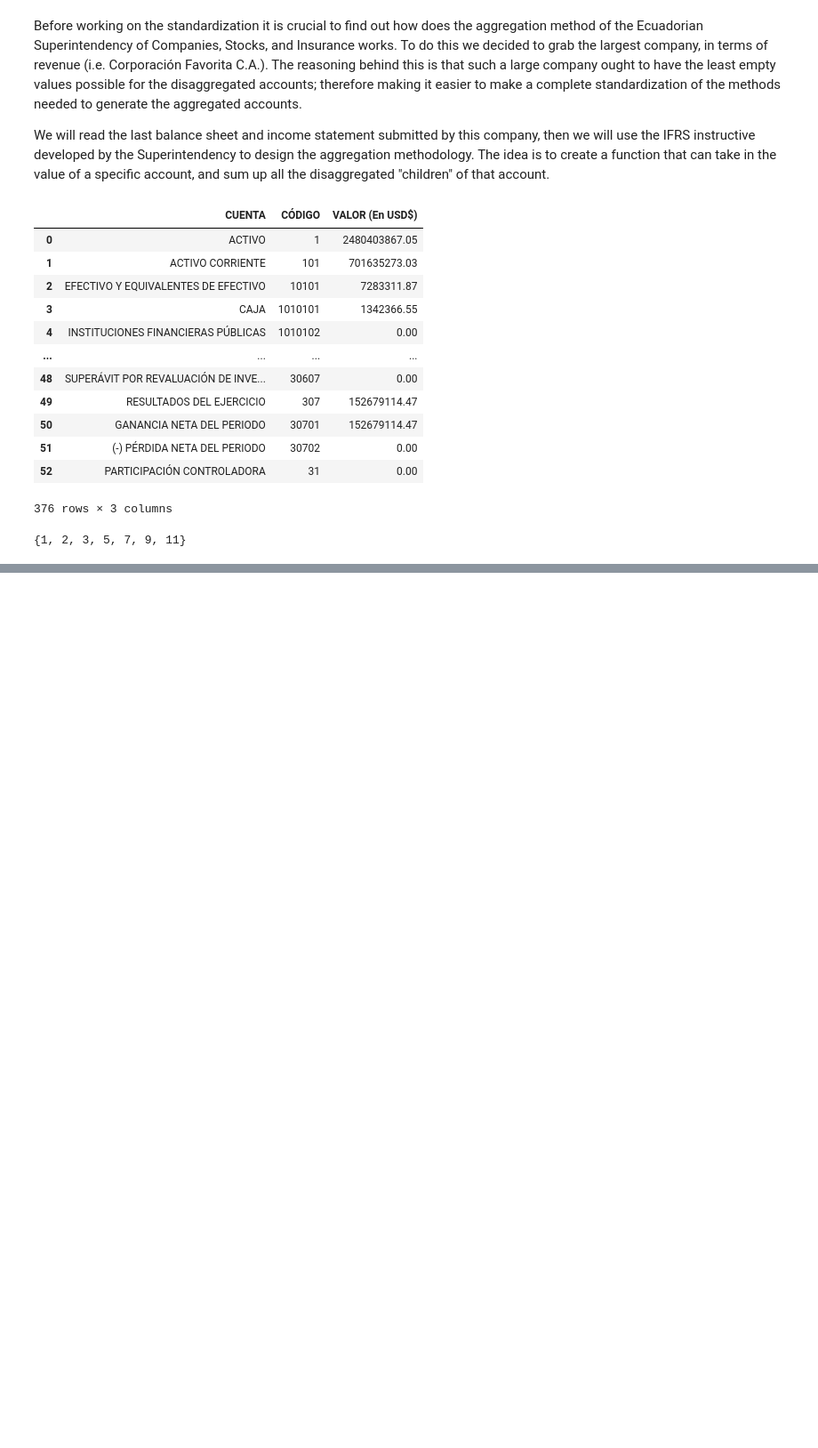
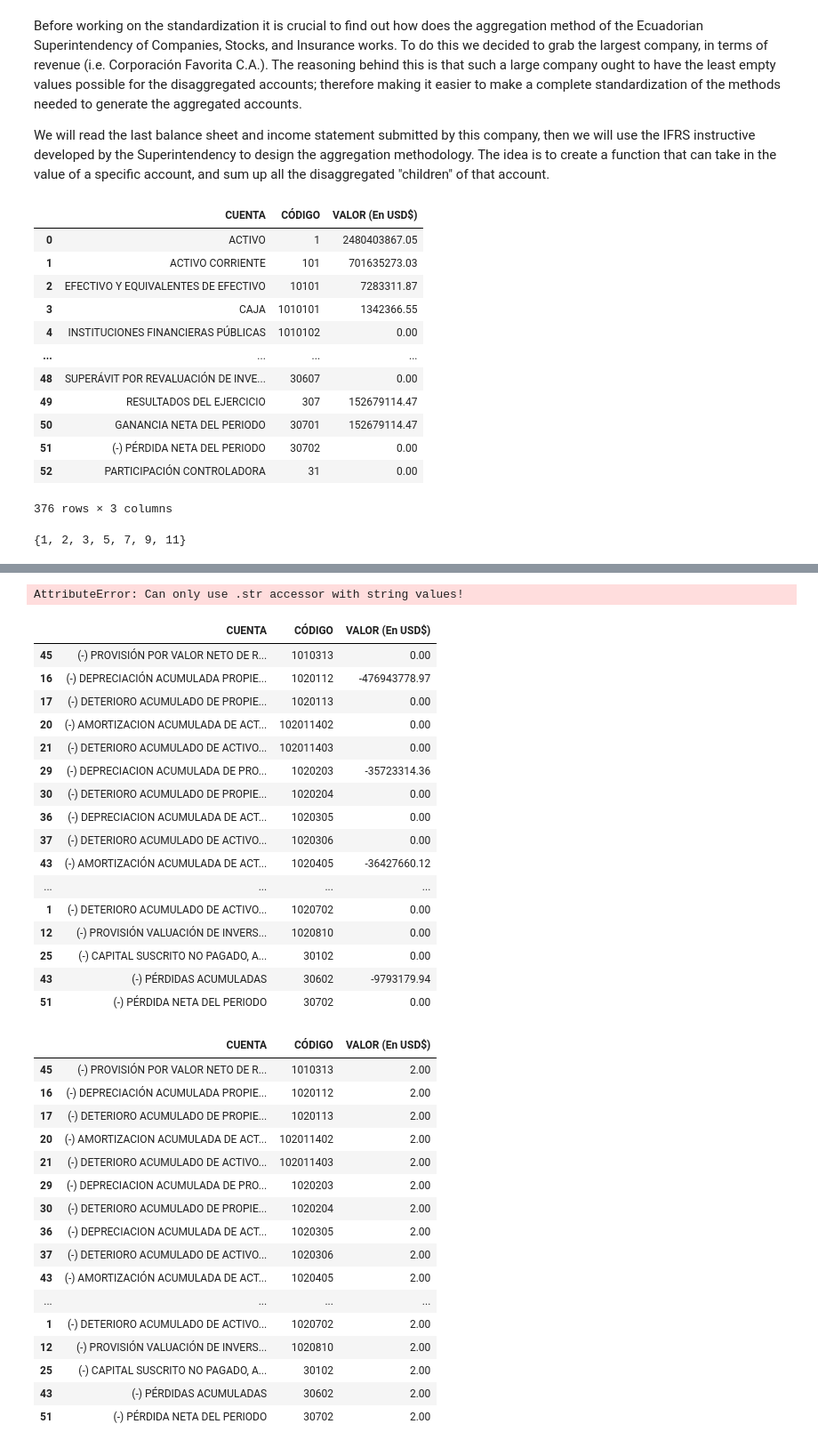
Before and after one commit to EdwinDuranH/FinancialViz, a Jupyter notebook: Generalizer.ipynb, the cells around one changed output, grey strips where cells are left out. Shown at 89% size. Drawn from its saved outputs; the diff is of its cells as text; code cells hidden in the pictures; blank space fills up the shorter version.

```diff
--- a/Generalizer.ipynb
+++ b/Generalizer.ipynb
@@ -100,3 +221,54 @@ fav[fav["CUENTA"].str.contains(r"\(-\)")]
+# %%
+# Sample DataFrame with account information
+data = {'ID': [1, 101, 102, 10101, 10102, 10201, 10202],
+        'Account': ['Total Assets', 'Current Assets', 'Non-Current Assets',
+                    'Cash', 'Inventory', 'Land', 'Buildings'],
+        'Value': [1000, 500, 500, 200, 300, 400, 100]}
+dfito = pd.DataFrame(data)
+dfito[(dfito["ID"].str.startswith("101")) & (dfito["ID"].str.len()==5)]
+# %% [output]
+AttributeError: Can only use .str accessor with string values!
+# %%
+f = fav[:]
+f["CUENTA"] = f["CUENTA"].apply(str)
+display(f.loc[f["CUENTA"].str.contains("\(-\)")])
+f.loc[f["CUENTA"].str.contains(r"\(-\)"),"VALOR (En USD$)"] = 2
+display(f.loc[f["CUENTA"].str.contains(r"\(-\)")])
+# %% [output]
+|  | CUENTA | CÓDIGO | VALOR (En USD$) |
+| 45 | (-) PROVISIÓN POR VALOR NETO DE R... | 1010313 | 0.00 |
+| 16 | (-) DEPRECIACIÓN ACUMULADA PROPIE... | 1020112 | -476943778.97 |
+| 17 | (-) DETERIORO ACUMULADO DE PROPIE... | 1020113 | 0.00 |
+| 20 | (-) AMORTIZACION ACUMULADA DE ACT... | 102011402 | 0.00 |
+| 21 | (-) DETERIORO ACUMULADO DE ACTIVO... | 102011403 | 0.00 |
+| 29 | (-) DEPRECIACION ACUMULADA DE PRO... | 1020203 | -35723314.36 |
+| 30 | (-) DETERIORO ACUMULADO DE PROPIE... | 1020204 | 0.00 |
+| 36 | (-) DEPRECIACION ACUMULADA DE ACT... | 1020305 | 0.00 |
+| 37 | (-) DETERIORO ACUMULADO DE ACTIVO... | 1020306 | 0.00 |
+| 43 | (-) AMORTIZACIÓN ACUMULADA DE ACT... | 1020405 | -36427660.12 |
+| ... | ... | ... | ... |
+| 1 | (-) DETERIORO ACUMULADO DE ACTIVO... | 1020702 | 0.00 |
+| 12 | (-) PROVISIÓN VALUACIÓN DE INVERS... | 1020810 | 0.00 |
+| 25 | (-) CAPITAL SUSCRITO NO PAGADO, A... | 30102 | 0.00 |
+| 43 | (-) PÉRDIDAS ACUMULADAS | 30602 | -9793179.94 |
+| 51 | (-) PÉRDIDA NETA DEL PERIODO | 30702 | 0.00 |
+|  | CUENTA | CÓDIGO | VALOR (En USD$) |
+| 45 | (-) PROVISIÓN POR VALOR NETO DE R... | 1010313 | 2.00 |
+| 16 | (-) DEPRECIACIÓN ACUMULADA PROPIE... | 1020112 | 2.00 |
+| 17 | (-) DETERIORO ACUMULADO DE PROPIE... | 1020113 | 2.00 |
+| 20 | (-) AMORTIZACION ACUMULADA DE ACT... | 102011402 | 2.00 |
+| 21 | (-) DETERIORO ACUMULADO DE ACTIVO... | 102011403 | 2.00 |
+| 29 | (-) DEPRECIACION ACUMULADA DE PRO... | 1020203 | 2.00 |
+| 30 | (-) DETERIORO ACUMULADO DE PROPIE... | 1020204 | 2.00 |
+| 36 | (-) DEPRECIACION ACUMULADA DE ACT... | 1020305 | 2.00 |
+| 37 | (-) DETERIORO ACUMULADO DE ACTIVO... | 1020306 | 2.00 |
+| 43 | (-) AMORTIZACIÓN ACUMULADA DE ACT... | 1020405 | 2.00 |
+| ... | ... | ... | ... |
+| 1 | (-) DETERIORO ACUMULADO DE ACTIVO... | 1020702 | 2.00 |
+| 12 | (-) PROVISIÓN VALUACIÓN DE INVERS... | 1020810 | 2.00 |
+| 25 | (-) CAPITAL SUSCRITO NO PAGADO, A... | 30102 | 2.00 |
+| 43 | (-) PÉRDIDAS ACUMULADAS | 30602 | 2.00 |
+| 51 | (-) PÉRDIDA NETA DEL PERIODO | 30702 | 2.00 |
 # %%
 #Decompress 2022's financial statements
 with ZipFile("Financials/estadosFinancieros_2022.zip","r") as zip_ref:
```
Also changed, not shown: parts of 13 cells of this notebook.
